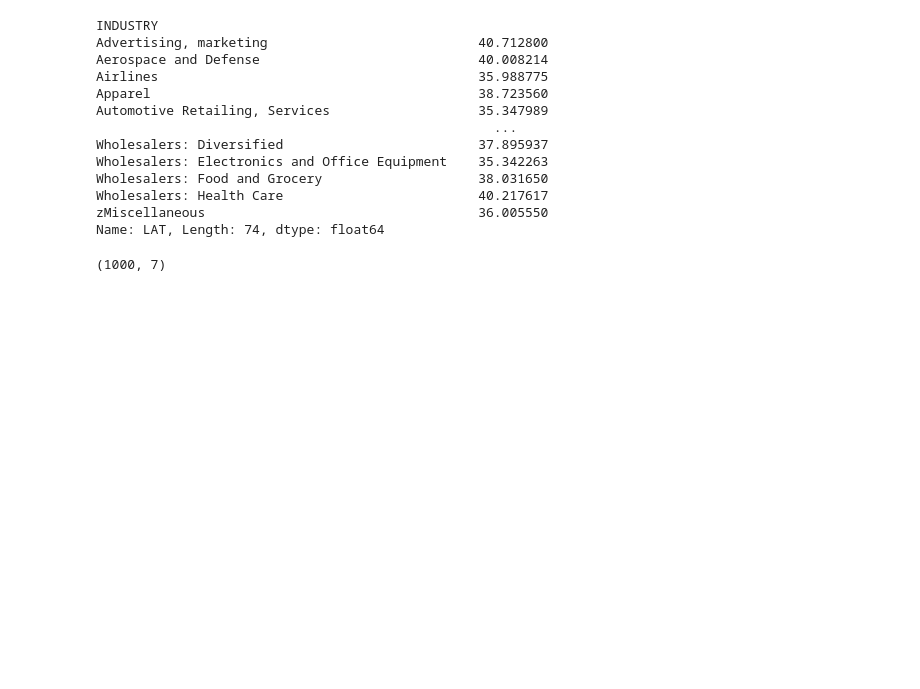
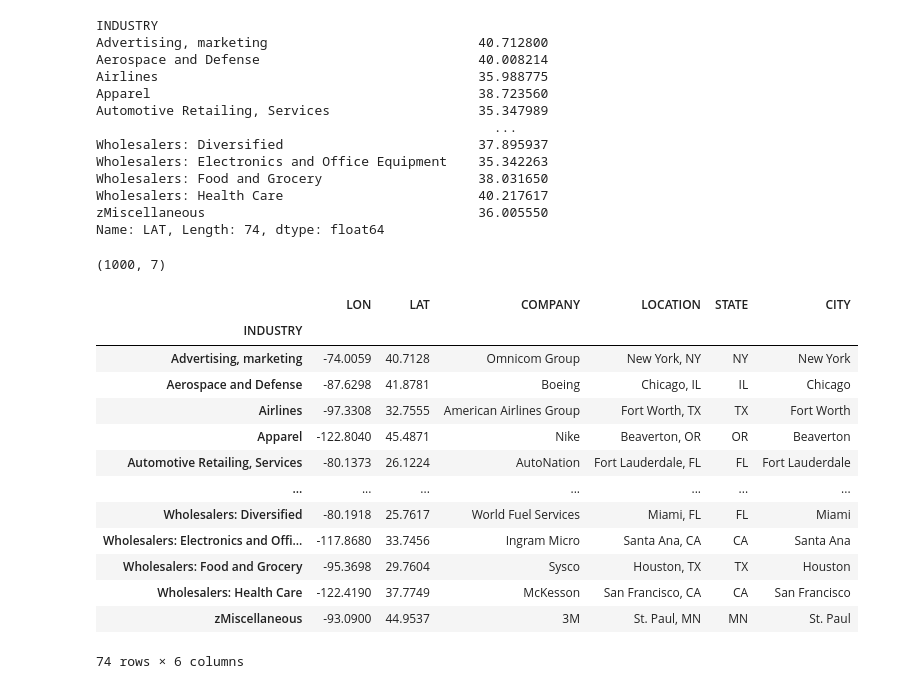
Before and after one commit to babiswas/pandasrepo, a Jupyter notebook: Fortune500.ipynb, the cells around one changed output. Drawn from its saved outputs; the diff is of its cells as text; code cells hidden in the pictures; blank space fills up the shorter version.

```diff
--- a/Fortune500.ipynb
+++ b/Fortune500.ipynb
@@ -190,3 +190,20 @@ Name: LAT, Length: 74, dtype: float64
 df.shape
 # %% [output]
 (1000, 7)
+# %%
+sector.first()
+# %% [output]
+|  | LON | LAT | COMPANY | LOCATION | STATE | CITY |
+| INDUSTRY |  |  |  |  |  |  |
+| Advertising, marketing | -74.0059 | 40.7128 | Omnicom Group | New York, NY | NY | New York |
+| Aerospace and Defense | -87.6298 | 41.8781 | Boeing | Chicago, IL | IL | Chicago |
+| Airlines | -97.3308 | 32.7555 | American Airlines Group | Fort Worth, TX | TX | Fort Worth |
+| Apparel | -122.8040 | 45.4871 | Nike | Beaverton, OR | OR | Beaverton |
+| Automotive Retailing, Services | -80.1373 | 26.1224 | AutoNation | Fort Lauderdale, FL | FL | Fort Lauderdale |
+| ... | ... | ... | ... | ... | ... | ... |
+| Wholesalers: Diversified | -80.1918 | 25.7617 | World Fuel Services | Miami, FL | FL | Miami |
+| Wholesalers: Electronics and Offi... | -117.8680 | 33.7456 | Ingram Micro | Santa Ana, CA | CA | Santa Ana |
+| Wholesalers: Food and Grocery | -95.3698 | 29.7604 | Sysco | Houston, TX | TX | Houston |
+| Wholesalers: Health Care | -122.4190 | 37.7749 | McKesson | San Francisco, CA | CA | San Francisco |
+| zMiscellaneous | -93.0900 | 44.9537 | 3M | St. Paul, MN | MN | St. Paul |
+74 rows × 6 columns
```
Also changed, not shown: parts of 1 cell of this notebook, 2 other files.
